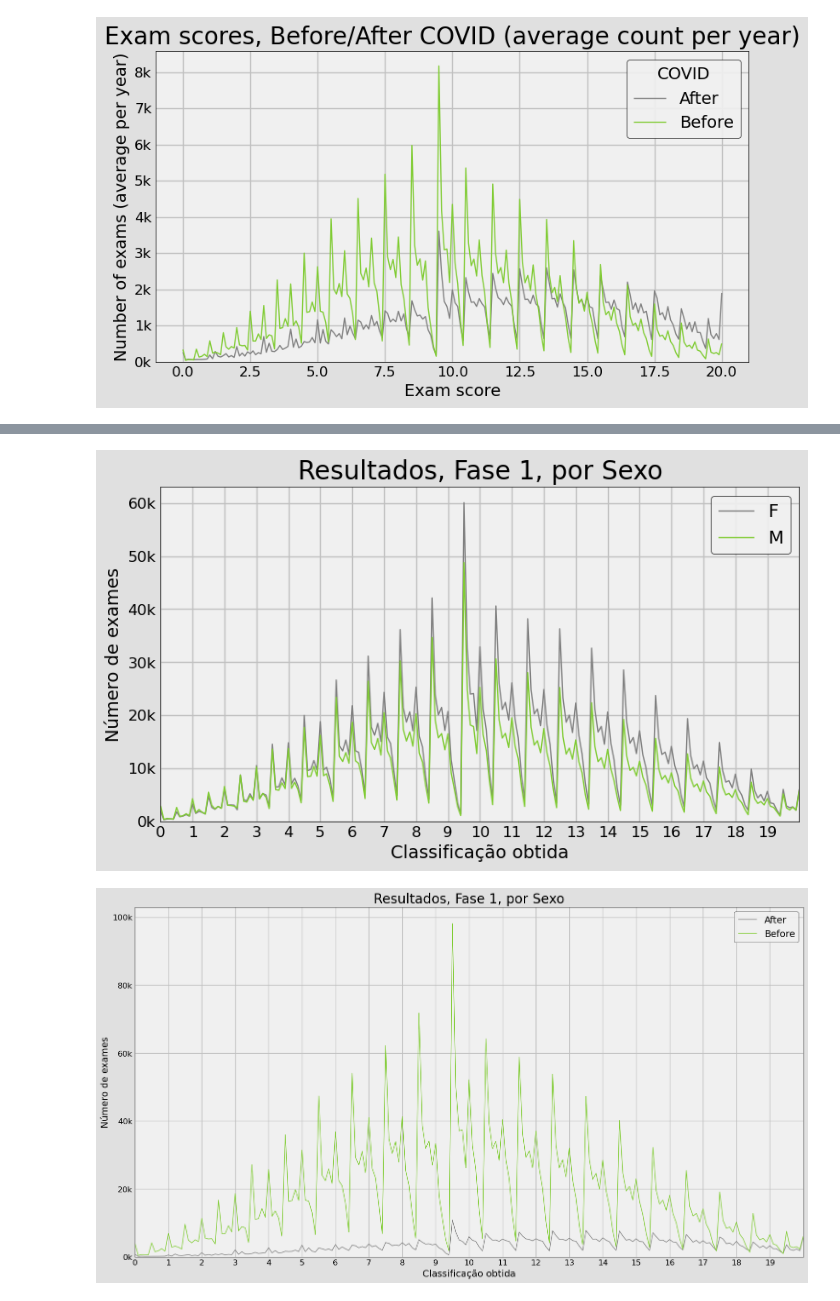
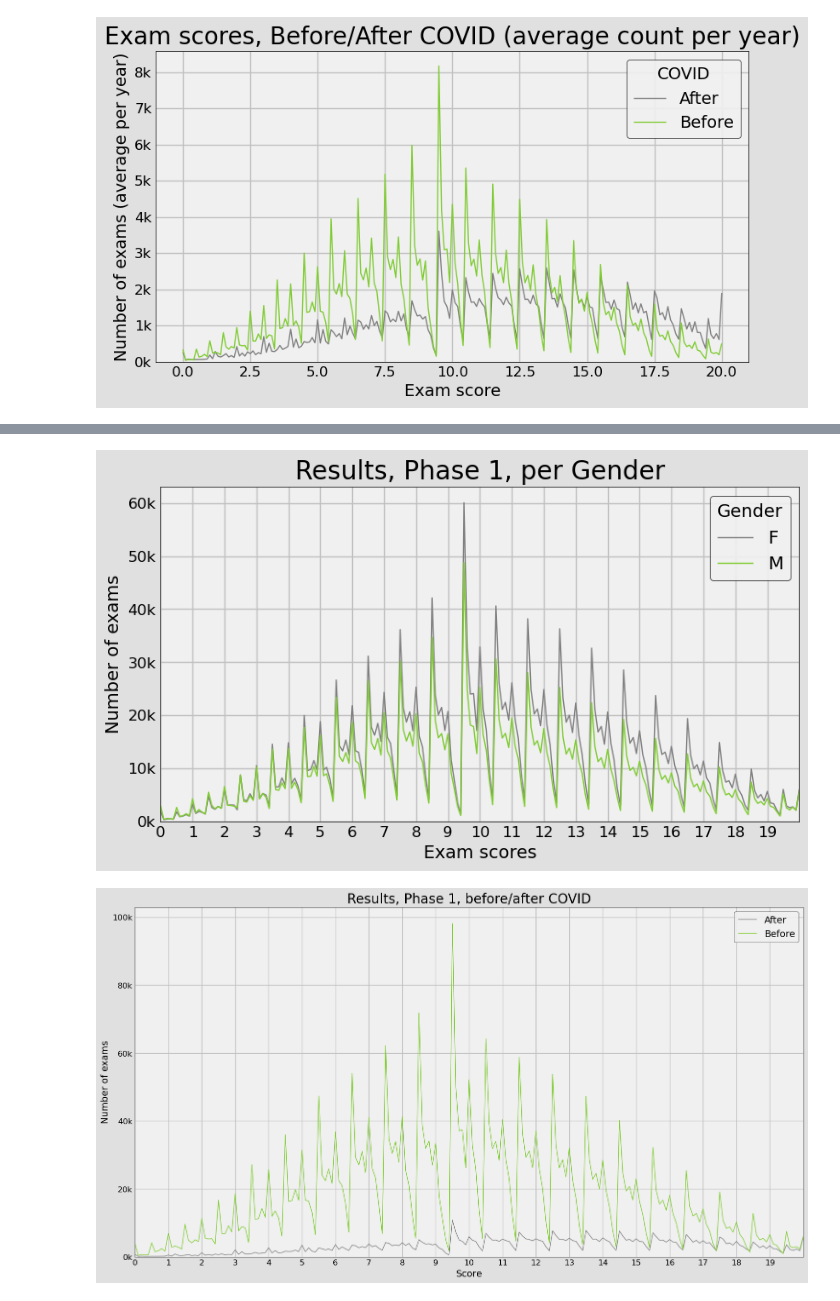
Before and after one commit to samueldatasci/ENES, a Jupyter notebook: code/analysis.ipynb, the cells around one changed output, grey strips where cells are left out. Saved outputs shown, nothing was run; the diff lists cells and outputs as text; code cells hidden in the pictures.

```diff
--- a/code/analysis.ipynb
+++ b/code/analysis.ipynb
@@ -222,17 +196,18 @@ title = "Resultados, Fase 1, por Sexo"
 # %%
 
 #8 Resultados 1a fase, por sexo
-title = "Resultados, Fase 1, por Sexo"
-
+title = "Results, Phase 1, per Gender"
 figsize=(8,4.5)
-
-chart(kind="line", figsize=figsize, df=dfAllFase1, xvar='Class_Exam', xlabel="Classificação obtida", yvar=None, ylabel='Número de exames', title=title, yAxisScale=1/1000, yAxisScaleSymbol='k', xlimit=(0,20), zvar = "Sexo", xticks=np.arange(0, 20, 1), dots=[])
+chart(kind="line", figsize=figsize, df=dfAllFase1, title=title, \
+	xvar='Class_Exam', xlabel="Exam scores", yvar=None, ylabel='Number of exams',yAxisScale=1/1000, yAxisScaleSymbol='k', xlimit=(0,20), zvar = "Sexo", zlabel="Gender",\
+	xticks=np.arange(0, 20, 1), dots=[])
 
 
+title = "Results, Phase 1, before/after COVID"
 figsize=(16,9)
-
-chart(kind="line",  figsize=figsize, df=dfAllFase1, xvar='Class_Exam', xlabel="Classificação obtida", yvar=None, ylabel='Número de exames', title=title, yAxisScale=1/1000, yAxisScaleSymbol='k', xlimit=(0,20), zvar = "Covid", xticks=np.arange(0, 20, 1), dots=[])
+chart(kind="line",  figsize=figsize, df=dfAllFase1, title=title, \
+	xvar='Class_Exam', xlabel="Score", yvar=None, ylabel='Number of exams', yAxisScale=1/1000, yAxisScaleSymbol='k', xlimit=(0,20), zvar = "Covid", xticks=np.arange(0, 20, 1), dots=[])
 #chart(kind="bar", df=dfAllFase1, xvar='Class_Exam_Rounded', xlabel="Classificação obtida", yvar=None, ylabel='Percentagem de exames', zvar = "Sexo", title=title, yAxisScale=100, yAxisScaleSymbol='%', stacked=True, normalize=True)
 # %% [output]
-[figure, old version]
+[figure, new version]
-[figure, old version]
+[figure, new version]
```
Also changed, not shown: parts of 4 cells of this notebook, 10 other files.
